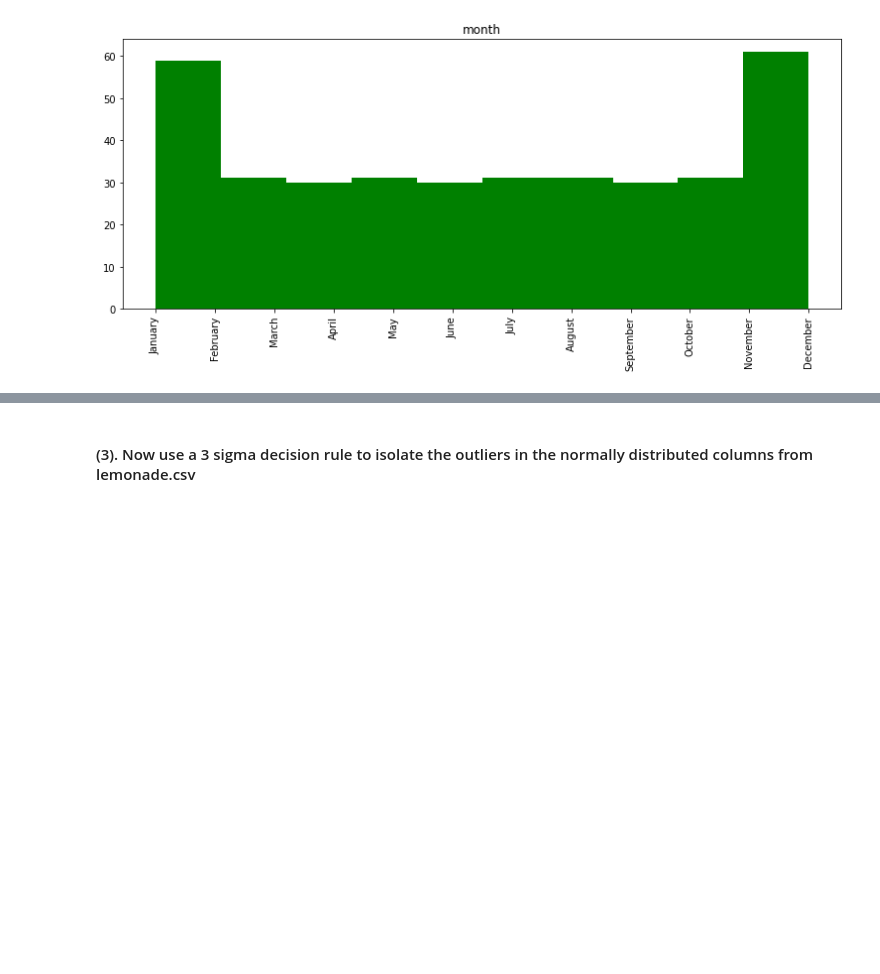
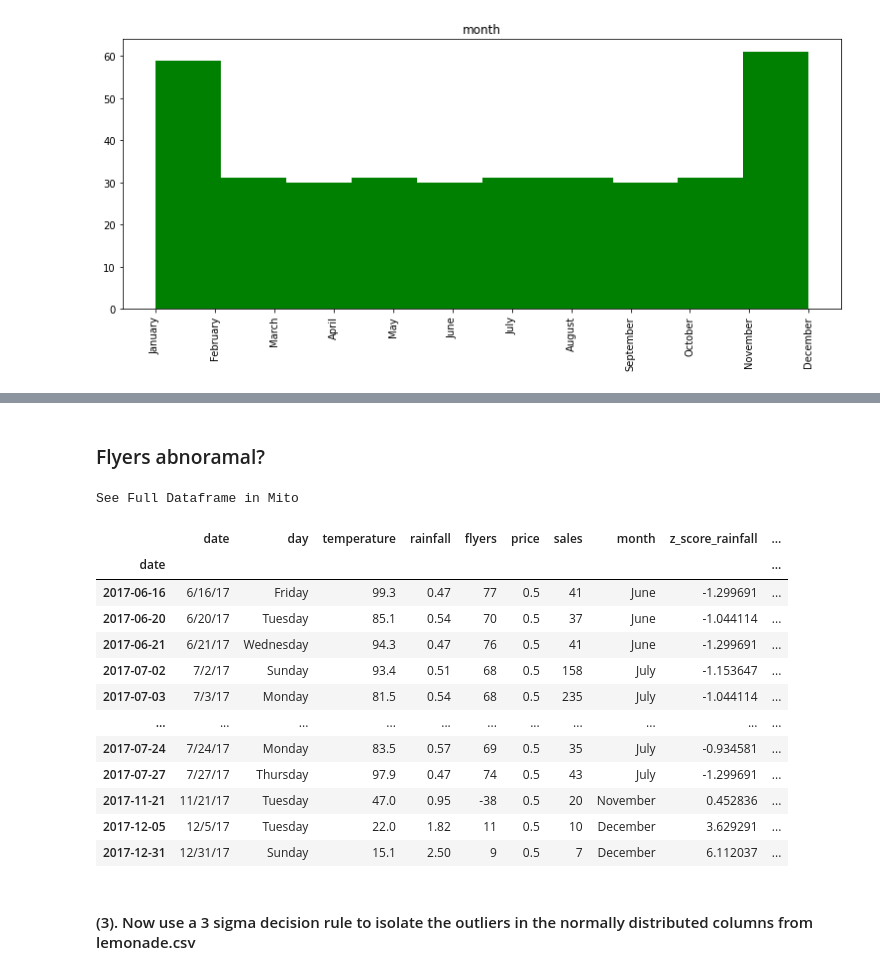
Before and after one commit to stephenkipkurui/anomaly-detection-excercises, a Jupyter notebook: continuous_probabilistic_methods.ipynb, the cells around one changed output, grey strips where cells are left out. Drawn from its saved outputs; the diff is of its cells as text; code cells hidden in the pictures; blank space fills up the shorter version.

```diff
--- a/continuous_probabilistic_methods.ipynb
+++ b/continuous_probabilistic_methods.ipynb
@@ -167,2 +183,22 @@ See Full Dataframe in Mito
+# %% [markdown]
+### Flyers abnoramal?
+# %%
+# Finds all of the observations two standard deviations or more.
+df[df.z_score_flyers.abs() > 2]
+# %% [output]
+See Full Dataframe in Mito
+|  | date | day | temperature | rainfall | flyers | price | sales | month | z_score_rainfall | ... |
+| date |  |  |  |  |  |  |  |  |  | ... |
+| 2017-06-16 | 6/16/17 | Friday | 99.3 | 0.47 | 77 | 0.5 | 41 | June | -1.299691 | ... |
+| 2017-06-20 | 6/20/17 | Tuesday | 85.1 | 0.54 | 70 | 0.5 | 37 | June | -1.044114 | ... |
+| 2017-06-21 | 6/21/17 | Wednesday | 94.3 | 0.47 | 76 | 0.5 | 41 | June | -1.299691 | ... |
+| 2017-07-02 | 7/2/17 | Sunday | 93.4 | 0.51 | 68 | 0.5 | 158 | July | -1.153647 | ... |
+| 2017-07-03 | 7/3/17 | Monday | 81.5 | 0.54 | 68 | 0.5 | 235 | July | -1.044114 | ... |
+| ... | ... | ... | ... | ... | ... | ... | ... | ... | ... | ... |
+| 2017-07-24 | 7/24/17 | Monday | 83.5 | 0.57 | 69 | 0.5 | 35 | July | -0.934581 | ... |
+| 2017-07-27 | 7/27/17 | Thursday | 97.9 | 0.47 | 74 | 0.5 | 43 | July | -1.299691 | ... |
+| 2017-11-21 | 11/21/17 | Tuesday | 47.0 | 0.95 | -38 | 0.5 | 20 | November | 0.452836 | ... |
+| 2017-12-05 | 12/5/17 | Tuesday | 22.0 | 1.82 | 11 | 0.5 | 10 | December | 3.629291 | ... |
+| 2017-12-31 | 12/31/17 | Sunday | 15.1 | 2.50 | 9 | 0.5 | 7 | December | 6.112037 | ... |
 # %% [markdown]
 #### (3). Now use a 3 sigma decision rule to isolate the outliers in the normally distributed columns from lemonade.csv
```
Also changed, not shown: parts of 19 cells of this notebook.
